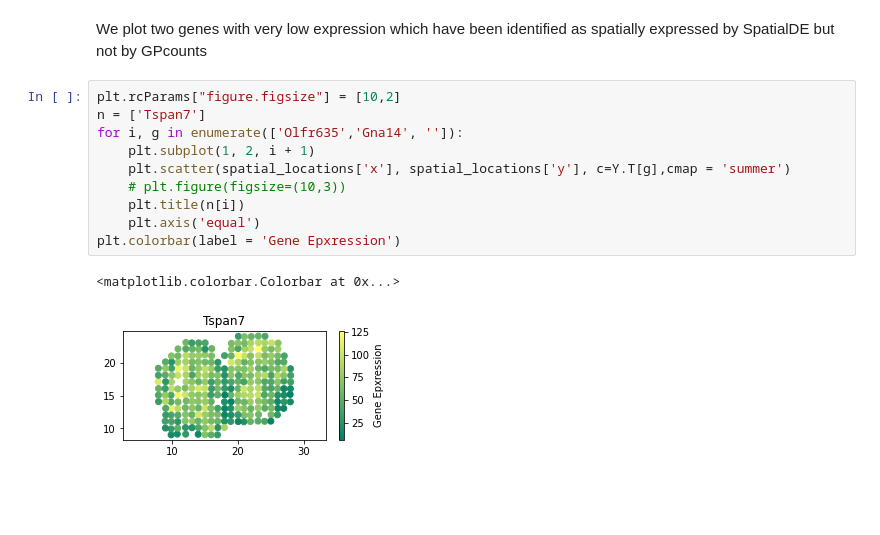
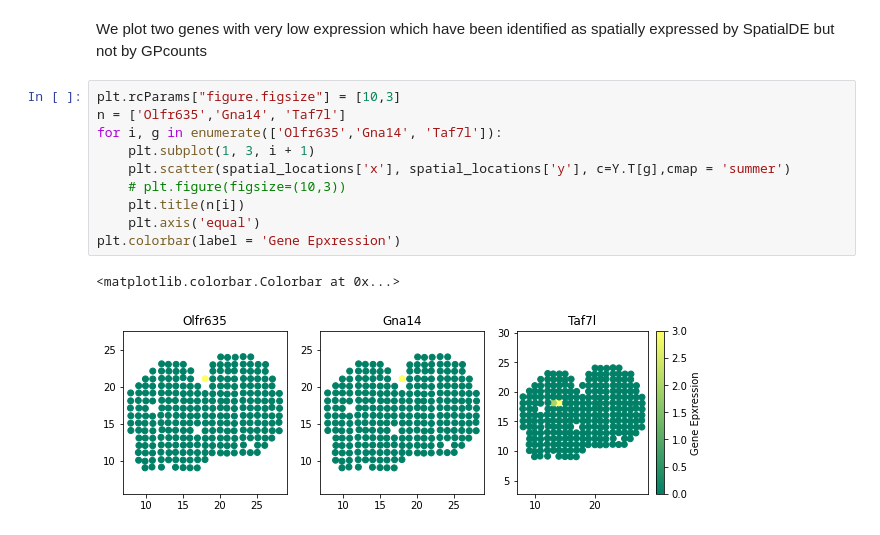
Before and after one commit to ManchesterBioinference/GPcounts, a Jupyter notebook: demo_notebooks/GPcounts_spatial.ipynb, the cells around one changed output. Cells and saved outputs as stored; diff of their text form; blank space fills up the shorter version.

```diff
--- a/demo_notebooks/GPcounts_spatial.ipynb
+++ b/demo_notebooks/GPcounts_spatial.ipynb
@@ -112,15 +112,15 @@ plt.show()
 # %% [markdown]
  We plot two genes with very low expression which have been identified as spatially expressed by SpatialDE but not by GPcounts
 # %%
-plt.rcParams["figure.figsize"] = [10,2]
-n = ['Tspan7']
-for i, g in enumerate(['Olfr635','Gna14', '']):
-    plt.subplot(1, 2, i + 1)
+plt.rcParams["figure.figsize"] = [10,3]
+n = ['Olfr635','Gna14', 'Taf7l']
+for i, g in enumerate(['Olfr635','Gna14', 'Taf7l']):
+    plt.subplot(1, 3, i + 1)
     plt.scatter(spatial_locations['x'], spatial_locations['y'], c=Y.T[g],cmap = 'summer')
     # plt.figure(figsize=(10,3))
     plt.title(n[i])
     plt.axis('equal')
 plt.colorbar(label = 'Gene Epxression')
 # %% [output]
 <matplotlib.colorbar.Colorbar at 0x...>
-[figure, old version]
+[figure, new version]
```
